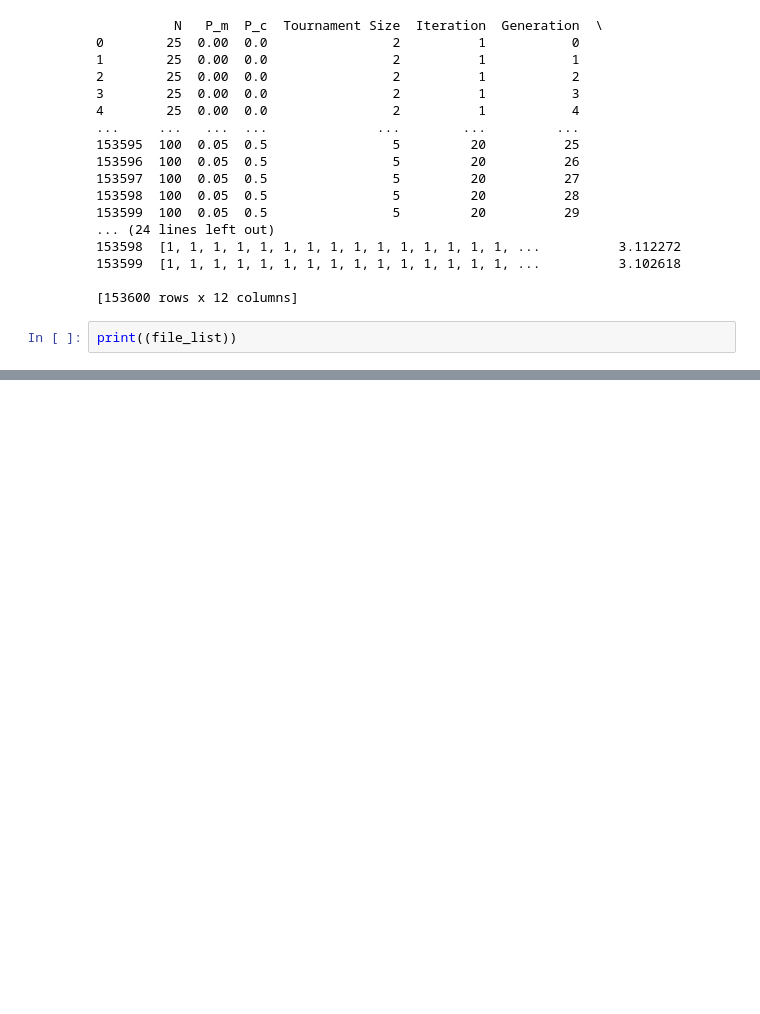
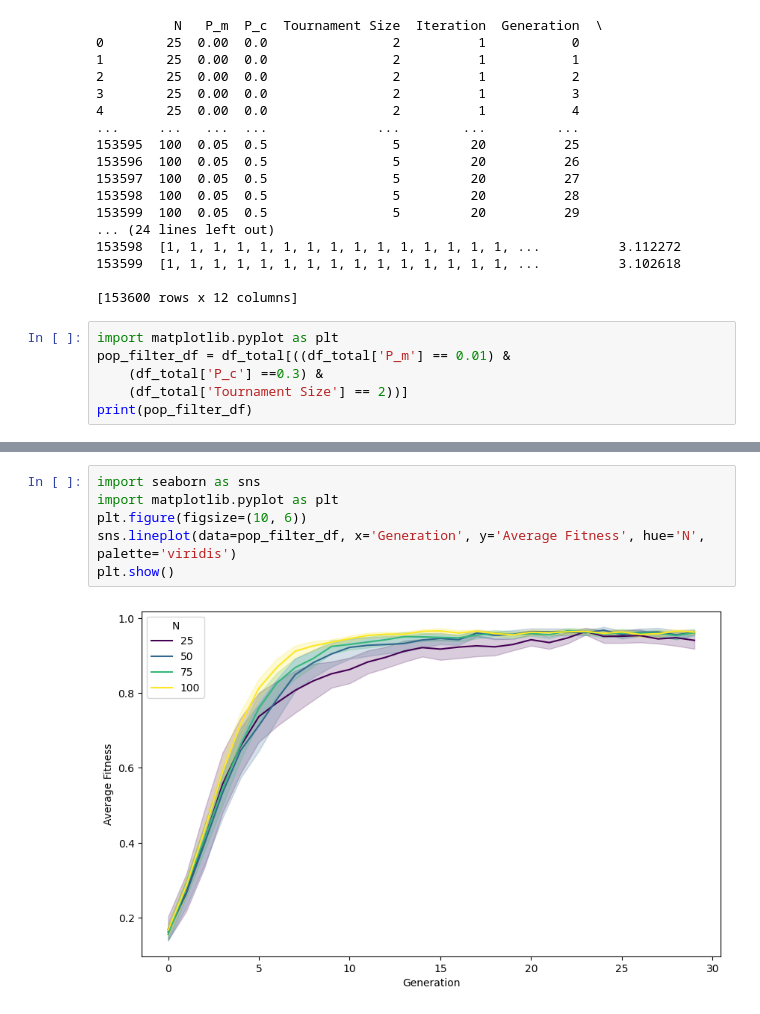
Before and after one commit to Criley71/cs527-lab2, a Jupyter notebook: leap_analysis.ipynb, the cells around one changed output, grey strips where cells are left out. Saved outputs shown, nothing was run; the diff lists cells and outputs as text; blank space fills up the shorter version.

Commit message:
graphs done

```diff
--- a/leap_analysis.ipynb
+++ b/leap_analysis.ipynb
@@ -145,5 +145,9 @@ df_total.to_csv("master.csv", index=False)
 
 [153600 rows x 12 columns]
 # %%
-print((file_list))
+import matplotlib.pyplot as plt
+pop_filter_df = df_total[((df_total['P_m'] == 0.01) &
+    (df_total['P_c'] ==0.3) &
+    (df_total['Tournament Size'] == 2))]
+print(pop_filter_df)
 # %% [output]
@@ -150,0 +171,8 @@ print((file_list))
+# %%
+import seaborn as sns
+import matplotlib.pyplot as plt
+plt.figure(figsize=(10, 6))
+sns.lineplot(data=pop_filter_df, x='Generation', y='Average Fitness', hue='N', palette='viridis')
+plt.show()
+# %% [output]
+[figure, added]
```
Also changed, not shown: parts of 4 cells of this notebook.
